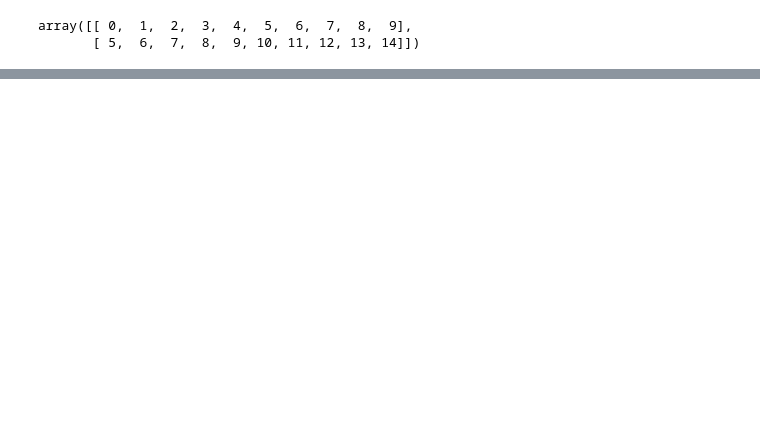
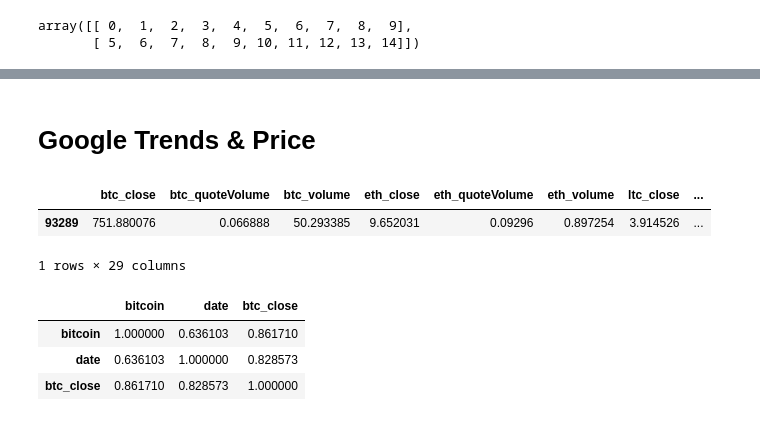
Before and after one commit to kuzmanovicd/crypto-predictor, a Jupyter notebook: eda-v2.ipynb, the cells around one changed output, grey strips where cells are left out. Saved outputs shown, nothing was run; the diff lists cells and outputs as text; code cells hidden in the pictures; blank space fills up the shorter version.

```diff
--- a/eda-v2.ipynb
+++ b/eda-v2.ipynb
@@ -163,0 +280,23 @@ dataloader.OUTPUT_SEQ_LENGTH
+# %% [markdown]
+# Google Trends & Price
+# %%
+data.query('date == 1479596400')
+# %% [output]
+|  | btc_close | btc_quoteVolume | btc_volume | eth_close | eth_quoteVolume | eth_volume | ltc_close | ... |
+| 93289 | 751.880076 | 0.066888 | 50.293385 | 9.652031 | 0.09296 | 0.897254 | 3.914526 | ... |
+1 rows × 29 columns
+# %%
+def to_timestamp(dates):
+    return [int(time.mktime(datetime.datetime.strptime(s, "%Y-%m-%d").timetuple())) for s in dates]
+
+trends = pd.read_csv('data\google-trends\multiTimeline.csv')
+trends['date'] = to_timestamp(trends['Week'])
+#trends
+total = pd.merge(trends, data[['btc_close', 'date']], how='inner', left_on='date', right_on='date')
+
+total.corr()
+# %% [output]
+|  | bitcoin | date | btc_close |
+| bitcoin | 1.000000 | 0.636103 | 0.861710 |
+| date | 0.636103 | 1.000000 | 0.828573 |
+| btc_close | 0.861710 | 0.828573 | 1.000000 |
```
Also changed, not shown: parts of 19 cells of this notebook, 51 other files.
